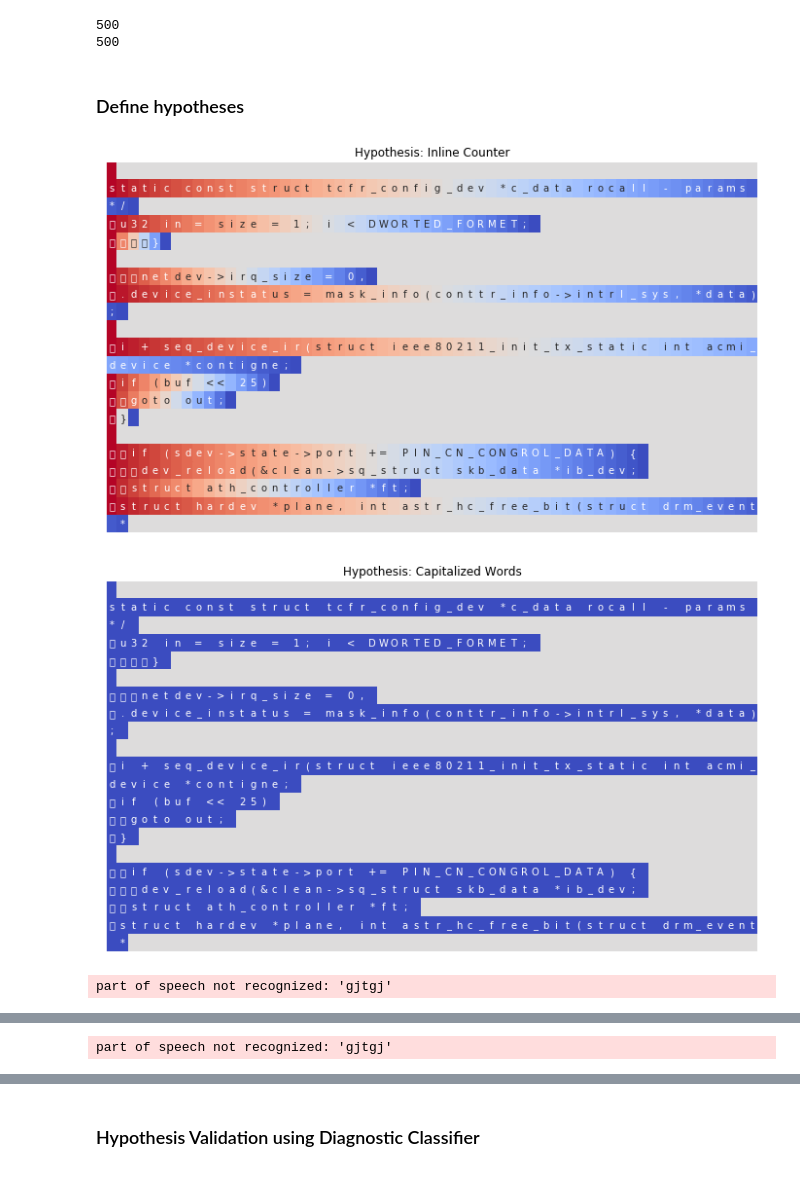
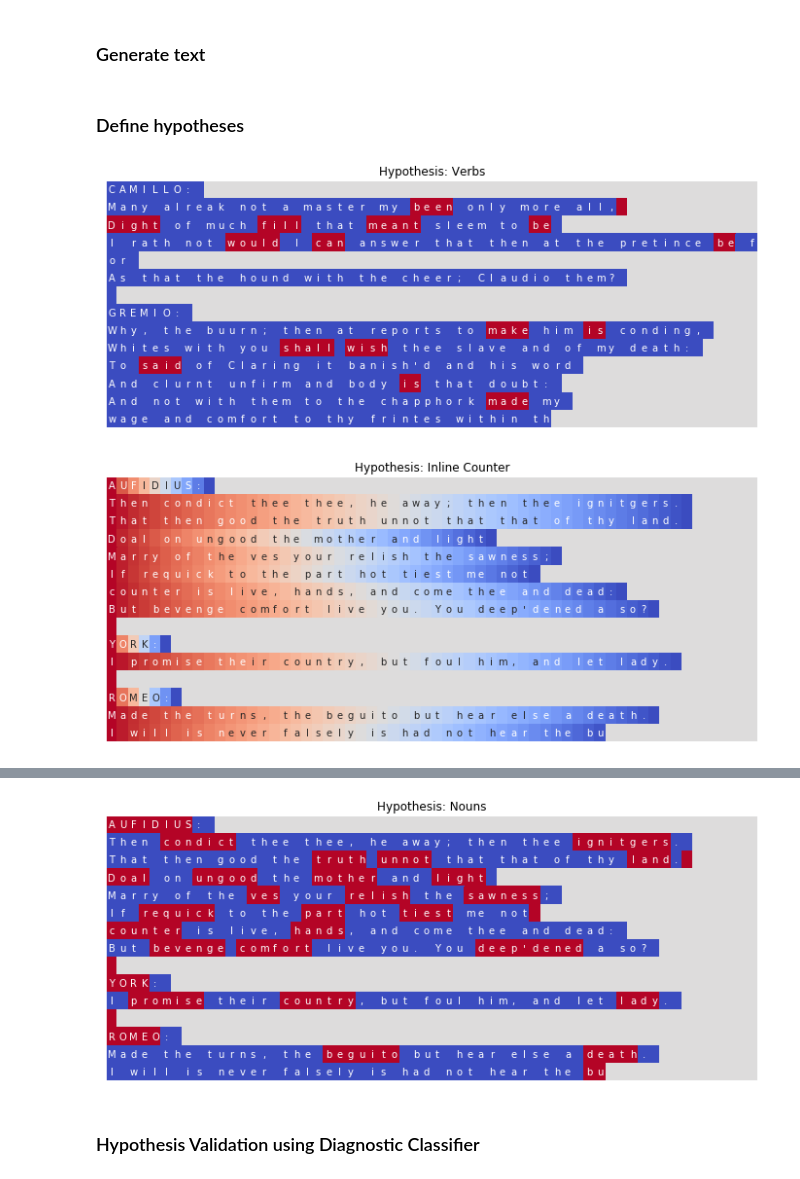
Before and after one commit to tychovdo/Char-RNN-Understanding, a Jupyter notebook: DiagnosticClassifier.ipynb, the cells around one changed output, grey strips where cells are left out. Cells and saved outputs as stored; diff of their text form; code cells hidden in the pictures.

Commit message:
fixed visualization

```diff
--- a/DiagnosticClassifier.ipynb
+++ b/DiagnosticClassifier.ipynb
@@ -18,3 +18,3 @@ from sklearn.linear_model import Ridge
 # %%
-model = torch.load('models/linux_2_3x512_0d2_gru_50l_20000_E2000').cuda()
-# model = torch.load('models/all.txt.model').cuda()
+# model = torch.load('models/linux_2_3x512_0d2_gru_50l_20000_E2000').cuda()
+model = torch.load('models/all.txt.model').cuda()
@@ -39,24 +21,7 @@ def wrap_colored_output(text, colors, W=20):
-# %%
-def plot_colored_text(text, colors, W=60, title=None, save_file=None):
-    wrapped_text, wrapped_colors = wrap_colored_output(text, colors, W=W)
-
-    H = len(wrapped_text)
-    plt.figure(figsize=(W/5, H/3))
-    sns.heatmap(wrapped_colors, annot=wrapped_text, fmt='s',
-                cbar=False, cmap='coolwarm', vmin=-1, vmax=1)
-    plt.xticks([])
-    plt.yticks([])
-    plt.title(title)
-    if save_file:
-        plt.savefig(save_file)
-    plt.show()
+# %% [markdown]
+### Generate text
 # %%
 text, hiddens = generate(model, '\n\n', 500, 0.8, True, output_hiddens=True)
-print(len(text))
-print(len(hiddens))
-# %% [output]
-500
-500
 # %% [markdown]
 ### Define hypotheses
 # %%
@@ -85,11 +50,10 @@ def hypothesis_verbs(text):
 def hypothesis_nouns(text):
     return hypothesis_pos(text, 'noun')
 # %%
-plot_colored_text(text, hypothesis_inlinecounter(text), title='Hypothesis: Inline Counter', save_file='hyp_inlinecounter.png')
-plot_colored_text(text, hypothesis_capswords(text), title='Hypothesis: Capitalized Words', save_file='hyp_capswords.png')
-plot_colored_text(text, hypothesis_verbs(text), title='Hypothesis: Verbs', save_file='hyp_verbs')
-plot_colored_text(text, hypothesis_nouns(text), title='Hypothesis: Nouns', save_file='hyp_nouns')
+plot_colored_text(text, hypothesis_inlinecounter(text), title='Hypothesis: Inline Counter', save_file='plots/hyp_inlinecounter.png')
+plot_colored_text(text, hypothesis_capswords(text), title='Hypothesis: Capitalized Words', save_file='plots/hyp_capswords.png')
+plot_colored_text(text, hypothesis_verbs(text), title='Hypothesis: Verbs', save_file='plots/hyp_verbs')
+plot_colored_text(text, hypothesis_nouns(text), title='Hypothesis: Nouns', save_file='plots/hyp_nouns')
 # %% [output]
-[figure, old version]
+[figure, new version]
-[figure, old version]
+[figure, new version]
-part of speech not recognized: 'gjtgj'
@@ -97 +60,0 @@ part of speech not recognized: 'gjtgj'
-part of speech not recognized: 'gjtgj'
@@ -99,3 +62,4 @@ part of speech not recognized: 'gjtgj'
+[figure, added]
 # %% [markdown]
 ### Hypothesis Validation using Diagnostic Classifier
 # %%
```
Also changed, not shown: parts of 7 cells of this notebook, 3 other files.
